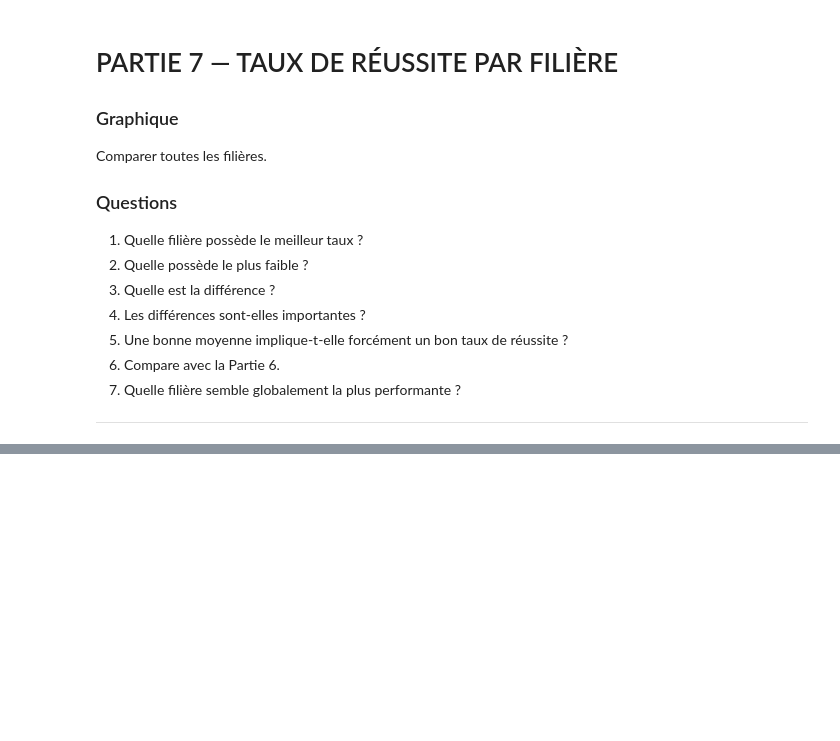
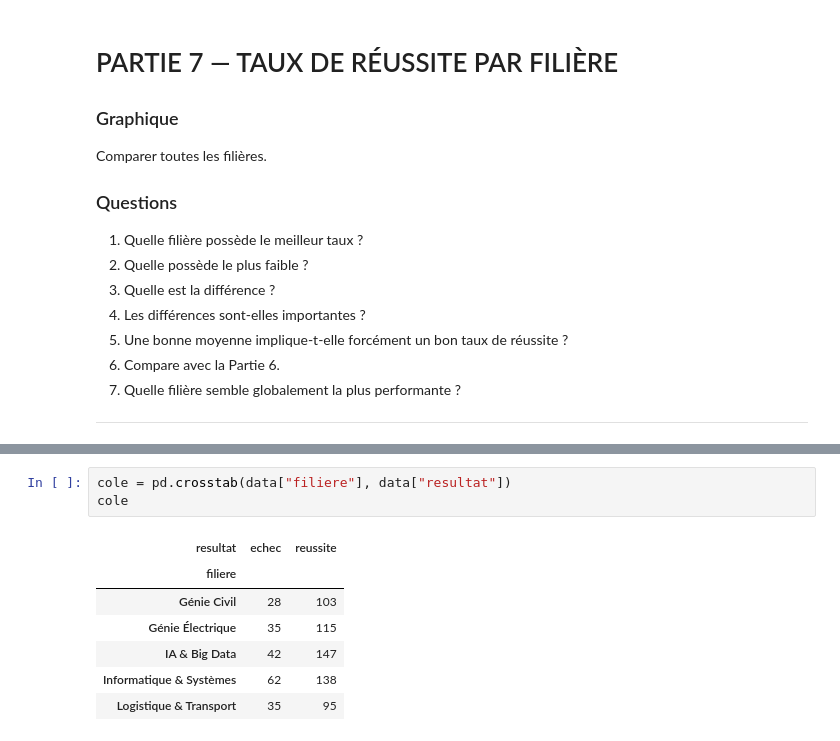
Before and after one commit to SAKPANI/Formation-Data_Science-et-Machine-Learning, a Jupyter notebook: PROJETS/Projet_Final_Matplotlib_Seaborn_Consignes/Visualisation.ipynb, the cells around one changed output, grey strips where cells are left out. Drawn from its saved outputs; the diff is of its cells as text; blank space fills up the shorter version.

```diff
--- a/PROJETS/Projet_Final_Matplotlib_Seaborn_Consignes/Visualisation.ipynb
+++ b/PROJETS/Projet_Final_Matplotlib_Seaborn_Consignes/Visualisation.ipynb
@@ -534,0 +557,11 @@ NameError: name 'moyenne_Generale' is not defined
+# %%
+cole = pd.crosstab(data["filiere"], data["resultat"])
+cole
+# %% [output]
+| resultat | echec | reussite |
+| filiere |  |  |
+| Génie Civil | 28 | 103 |
+| Génie Électrique | 35 | 115 |
+| IA & Big Data | 42 | 147 |
+| Informatique & Systèmes | 62 | 138 |
+| Logistique & Transport | 35 | 95 |
```
Also changed, not shown: parts of 5 cells of this notebook.
